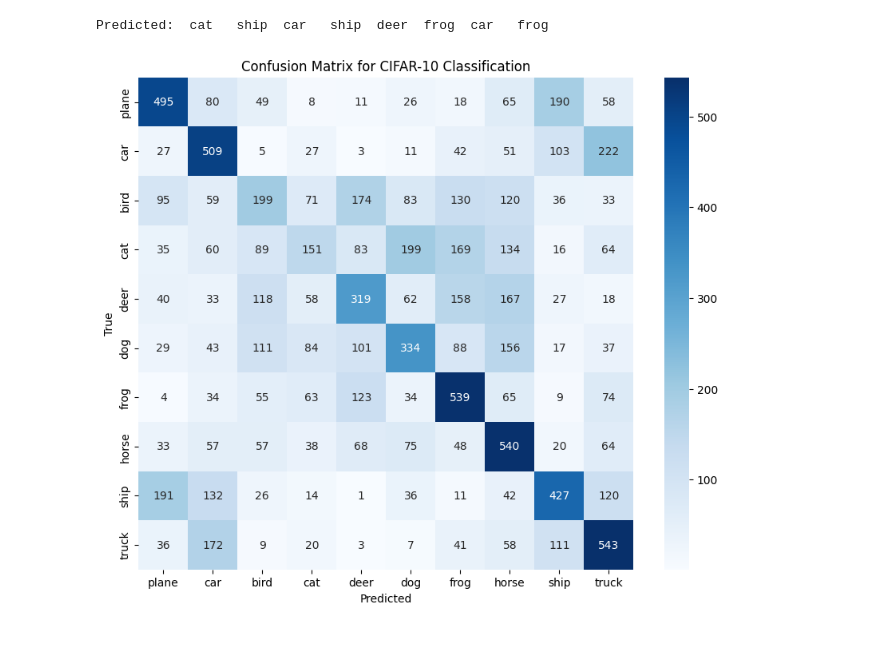
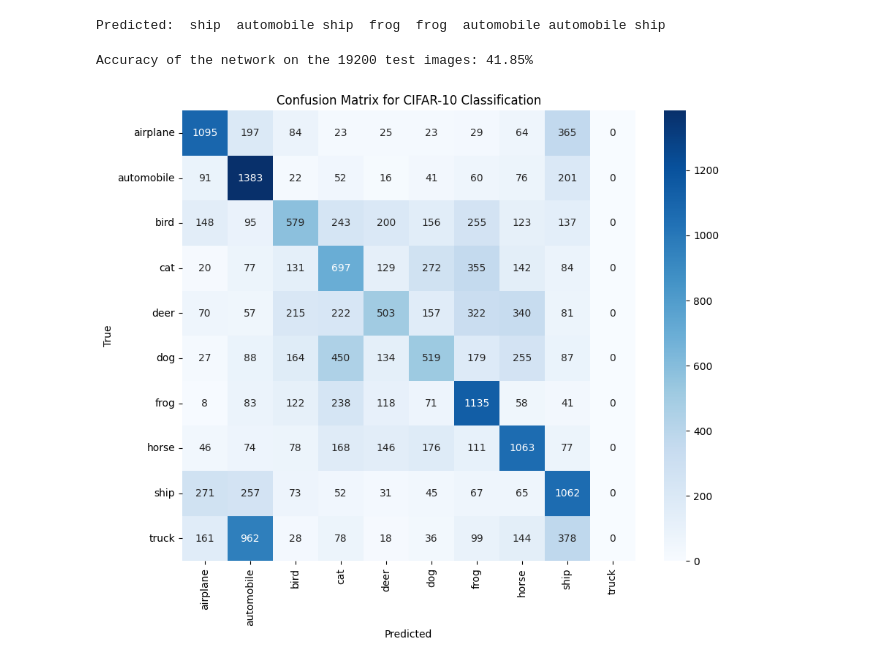
Before and after one commit to Luki308/Deep_Learning_Projects, a Jupyter notebook: Project_1/test_model.ipynb, the cells around one changed output. Saved outputs shown, nothing was run; the diff lists cells and outputs as text; code cells hidden in the pictures.

```diff
--- a/Project_1/test_model.ipynb
+++ b/Project_1/test_model.ipynb
@@ -20,18 +22,14 @@ transform = transforms.Compose(
          transforms.Normalize((0.5, 0.5, 0.5), (0.5, 0.5, 0.5))]
     )
 
-batch_size = 8
+batch_size = 256
 
-trainset = torchvision.datasets.CIFAR10(root='/data', train=True, download=True, transform=transform)
+PATH_to_folder = 'data/test'
 
-trainloader = torch.utils.data.DataLoader(trainset, batch_size=batch_size, shuffle=True, num_workers=2)
+testset = torchvision.datasets.ImageFolder(root=PATH_to_folder, transform=transform)
+testloader = torch.utils.data.DataLoader(testset, batch_size=batch_size, shuffle=True, num_workers=2)
 
-
-testset = torchvision.datasets.CIFAR10(root='/data', train=False, download=True, transform=transform)
-
-testloader = torch.utils.data.DataLoader(testset, batch_size=batch_size, shuffle=False, num_workers=2)
-
-classes = ('plane', 'car', 'bird', 'cat', 'deer', 'dog', 'frog', 'horse', 'ship', 'truck')
+classes = ('airplane', 'automobile', 'bird', 'cat', 'deer', 'dog', 'frog', 'horse', 'ship', 'truck')
 
 dataiter = iter(testloader)
 images, labels = next(dataiter)
@@ -55,35 +53,54 @@ _, predicted = torch.max(outputs, 1)
 print('Predicted: ', ' '.join(f'{classes[predicted[j]]:5s}'
                               for j in range(8)))
 # %% [output]
-Predicted:  cat   ship  car   ship  deer  frog  car   frog
+Predicted:  ship  automobile ship  frog  frog  automobile automobile ship
 # %%
 from CNN import CNN_ours
 import seaborn as sns
+from tqdm import tqdm
 
 device = torch.device("cuda" if torch.cuda.is_available() else "cpu")
 net = CNN_ours().to(device)
 net.load_state_dict(torch.load('models/cifar_net.pth'))
 net.eval()
 
 # Initialize the confusion matrix
 conf_matrix = np.zeros((10, 10))
 
+# Initialize variables for accuracy calculation
+correct = 0
+total = 0
+
+# Define the number of batches to evaluate (set to None to evaluate the entire dataset)
+num_batches_to_evaluate = 75
+
 # Evaluate the model on the test dataset
 with torch.no_grad():
-    for data in testloader:
+    for i, data in enumerate(tqdm(testloader, desc="Evaluating")):
+        if num_batches_to_evaluate is not None and i >= num_batches_to_evaluate:
+            break
         images, labels = data
         images, labels = images.to(device), labels.to(device)
         outputs = net(images)
         _, predicted = torch.max(outputs, 1)
+        total += labels.size(0)
+        correct += (predicted == labels).sum().item()
         for label, prediction in zip(labels, predicted):
             conf_matrix[label.item(), prediction.item()] += 1
+
+# Calculate accuracy
+accuracy = 100 * correct / total
+
+# Print accuracy
+print(f'Accuracy of the network on the {total} test images: {accuracy:.2f}%')
 
 # Plot the confusion matrix
 plt.figure(figsize=(10, 8))
 sns.heatmap(conf_matrix, annot=True, cmap='Blues', xticklabels=classes, yticklabels=classes, fmt='g')
 plt.xlabel('Predicted')
 plt.ylabel('True')
 plt.title('Confusion Matrix for CIFAR-10 Classification')
 plt.show()
 # %% [output]
+Accuracy of the network on the 19200 test images: 41.85%
-[figure, old version]
+[figure, new version]
```
Also changed, not shown: parts of 2 cells of this notebook, 6 other files.
